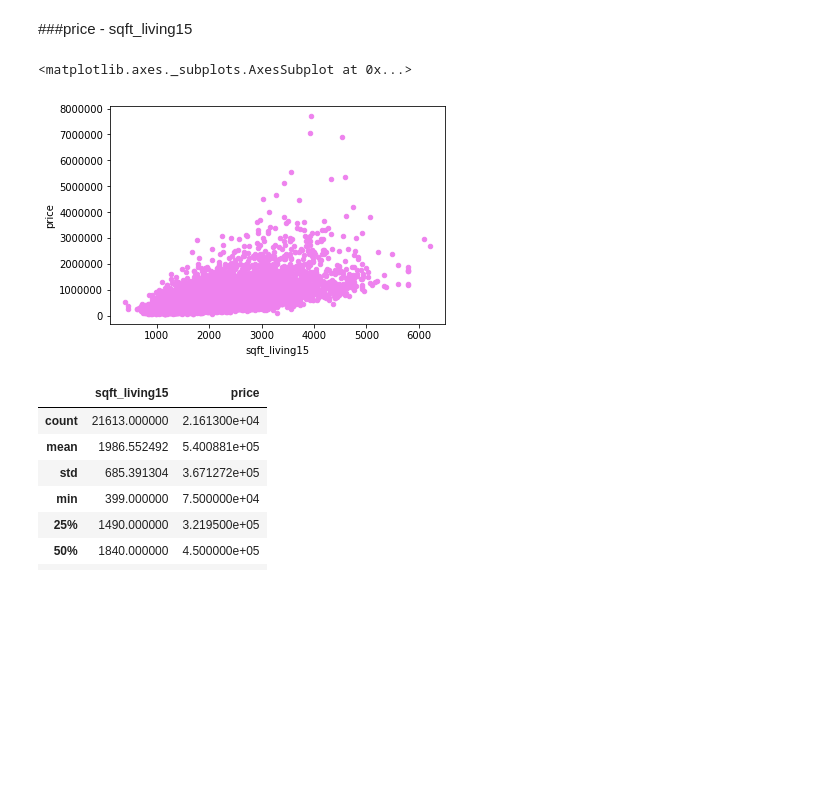
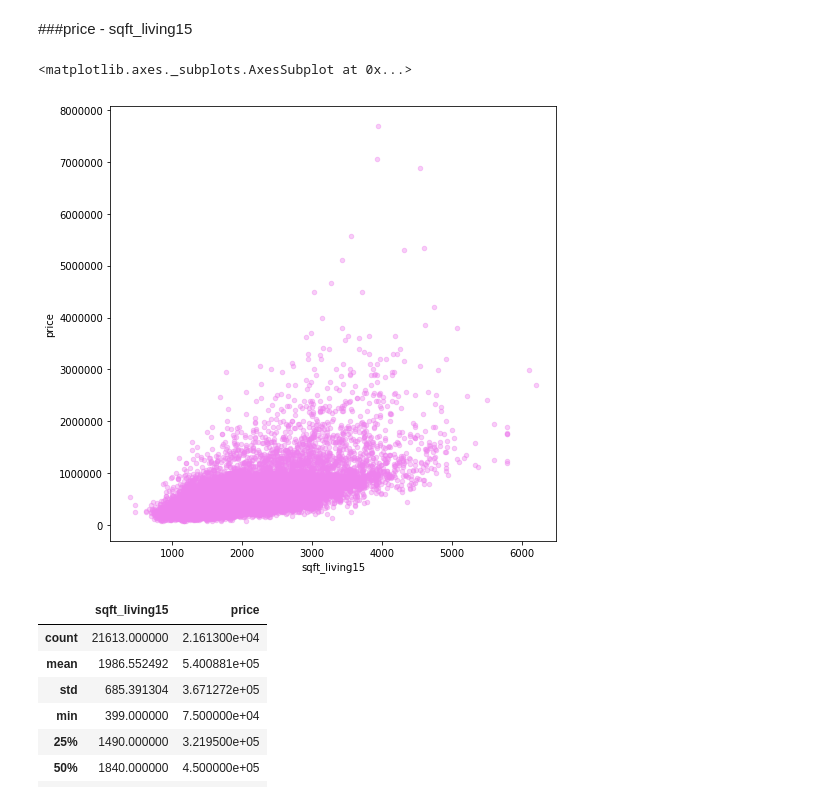
Before and after one commit to Upkar1/House-Sales-Data-Analysis, a Jupyter notebook: House Sales Data Analysis.ipynb, the cells around one changed output. Saved outputs shown, nothing was run; the diff lists cells and outputs as text; code cells hidden in the pictures; blank space fills up the shorter version.

```diff
--- a/House Sales Data Analysis.ipynb
+++ b/House Sales Data Analysis.ipynb
@@ -437,10 +418,10 @@ Hence higher the grade, more will be the price.
 # %% [markdown]
 ###price - sqft_living15
 # %%
-df.plot.scatter(x='sqft_living15',y='price',color='violet',animated=True)
+df.plot.scatter(x='sqft_living15',y='price',color='violet',animated=True,alpha=0.4,figsize=(8,8))
 # %% [output]
 <matplotlib.axes._subplots.AxesSubplot at 0x...>
-[figure, old version]
+[figure, new version]
 # %%
 df[['sqft_living15','price']].describe()
 # %% [output]
```
Also changed, not shown: parts of 11 cells of this notebook.
